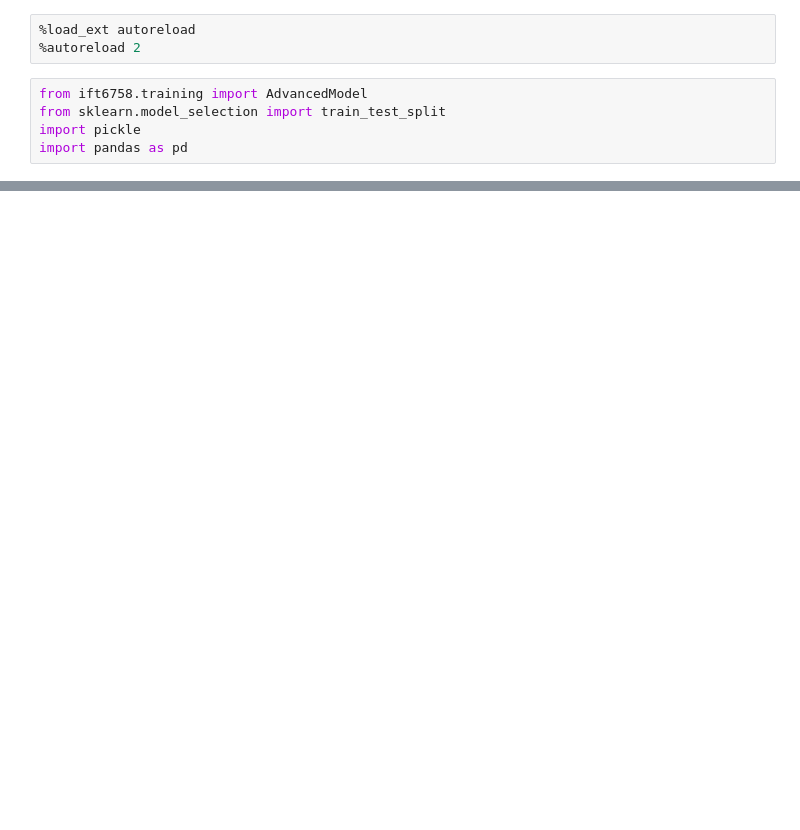
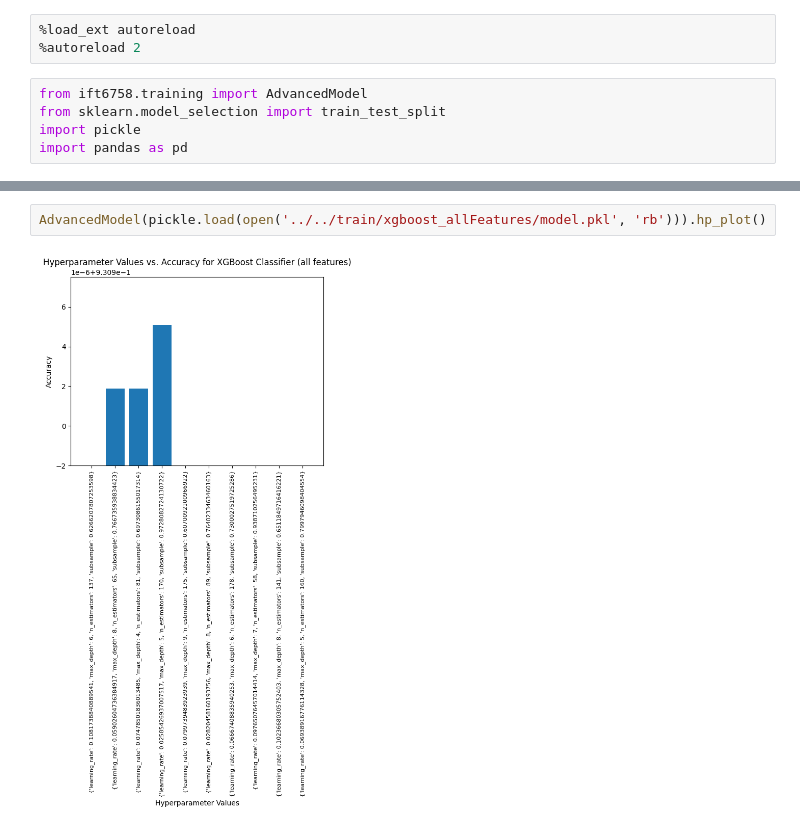
Before and after one commit to Jay-D13/IFT6758-A5-NHL, a Jupyter notebook: notebooks/Milestone2/5 - Advanced models.ipynb, the cells around one changed output, grey strips where cells are left out. Saved outputs shown, nothing was run; the diff lists cells and outputs as text; blank space fills up the shorter version.

```diff
--- a/notebooks/Milestone2/5 - Advanced models.ipynb
+++ b/notebooks/Milestone2/5 - Advanced models.ipynb
@@ -27,0 +34,4 @@ plot_all(modelsDict, y_val)
+# %%
+AdvancedModel(pickle.load(open('../../train/xgboost_allFeatures/model.pkl', 'rb'))).hp_plot()
+# %% [output]
+[figure, added]
```
Also changed, not shown: parts of 3 cells of this notebook, 6 other files.
